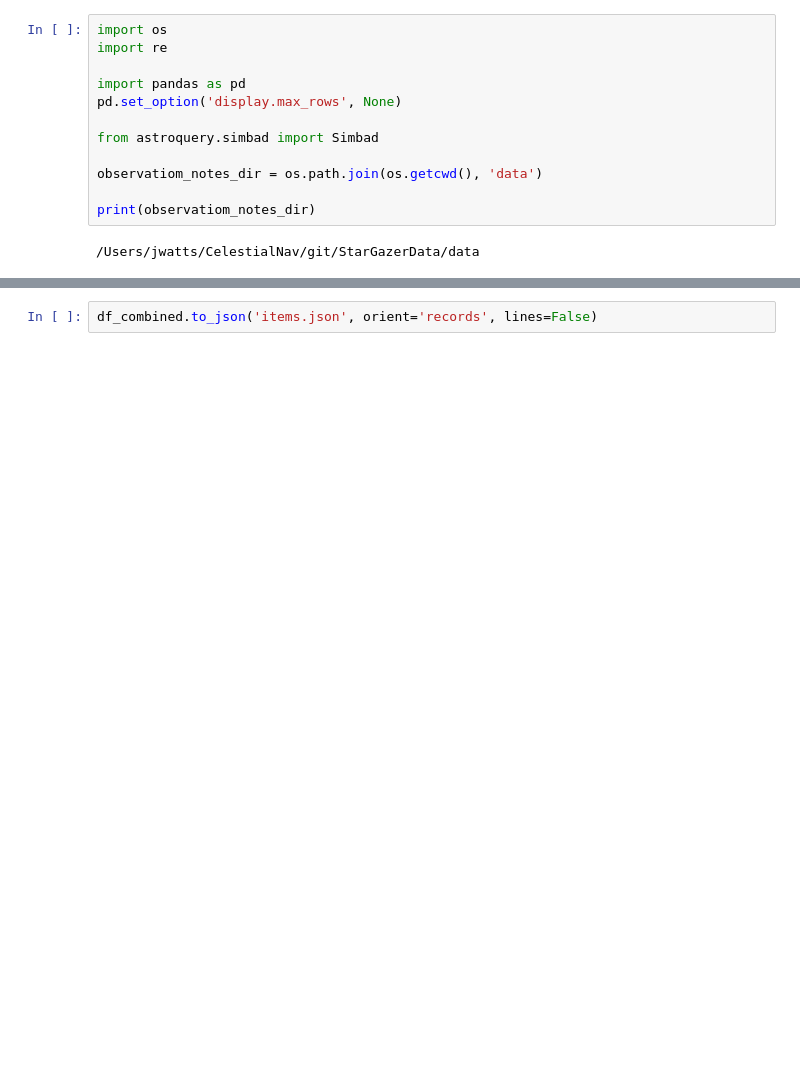
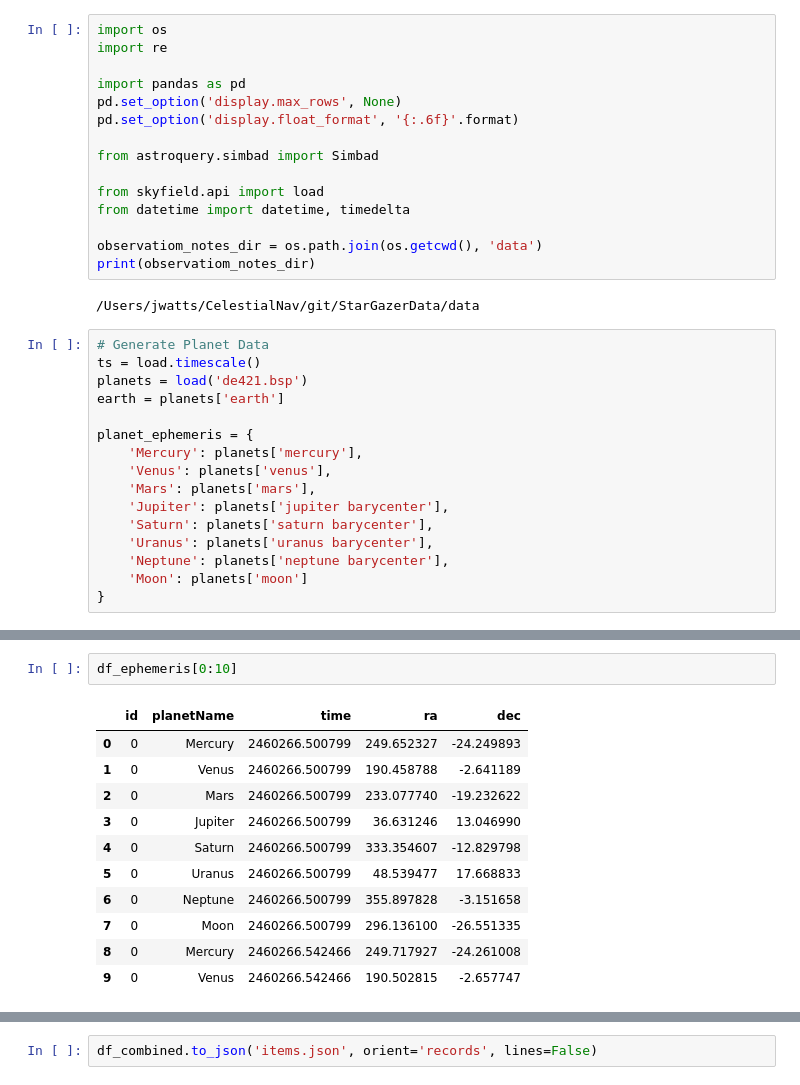
Before and after one commit to jeffrwatts/StarGazerData, a Jupyter notebook: Generate Data.ipynb, the cells around one changed output, grey strips where cells are left out. Drawn from its saved outputs; the diff is of its cells as text; blank space fills up the shorter version.

```diff
--- a/Generate Data.ipynb
+++ b/Generate Data.ipynb
@@ -4,11 +4,30 @@ import re
 
 import pandas as pd
 pd.set_option('display.max_rows', None)
+pd.set_option('display.float_format', '{:.6f}'.format)
 
 from astroquery.simbad import Simbad
 
+from skyfield.api import load
+from datetime import datetime, timedelta
+
 observatiom_notes_dir = os.path.join(os.getcwd(), 'data')
-
 print(observatiom_notes_dir)
 # %% [output]
 /Users/jwatts/CelestialNav/git/StarGazerData/data
+# %%
+# Generate Planet Data
+ts = load.timescale()
+planets = load('de421.bsp')
+earth = planets['earth']
+
+planet_ephemeris = {
+    'Mercury': planets['mercury'],
+    'Venus': planets['venus'],
+    'Mars': planets['mars'],
+    'Jupiter': planets['jupiter barycenter'],
+    'Saturn': planets['saturn barycenter'],
+    'Uranus': planets['uranus barycenter'],
+    'Neptune': planets['neptune barycenter'],
+    'Moon': planets['moon']
+}
@@ -15,3 +55,17 @@ print(observatiom_notes_dir)
+# %%
+df_ephemeris[0:10]
+# %% [output]
+|  | id | planetName | time | ra | dec |
+| 0 | 0 | Mercury | 2460266.500799 | 249.652327 | -24.249893 |
+| 1 | 0 | Venus | 2460266.500799 | 190.458788 | -2.641189 |
+| 2 | 0 | Mars | 2460266.500799 | 233.077740 | -19.232622 |
+| 3 | 0 | Jupiter | 2460266.500799 | 36.631246 | 13.046990 |
+| 4 | 0 | Saturn | 2460266.500799 | 333.354607 | -12.829798 |
+| 5 | 0 | Uranus | 2460266.500799 | 48.539477 | 17.668833 |
+| 6 | 0 | Neptune | 2460266.500799 | 355.897828 | -3.151658 |
+| 7 | 0 | Moon | 2460266.500799 | 296.136100 | -26.551335 |
+| 8 | 0 | Mercury | 2460266.542466 | 249.717927 | -24.261008 |
+| 9 | 0 | Venus | 2460266.542466 | 190.502815 | -2.657747 |
 # %%
 def extract_ngc_id(name):
     """
```
Also changed, not shown: parts of 11 cells of this notebook.
